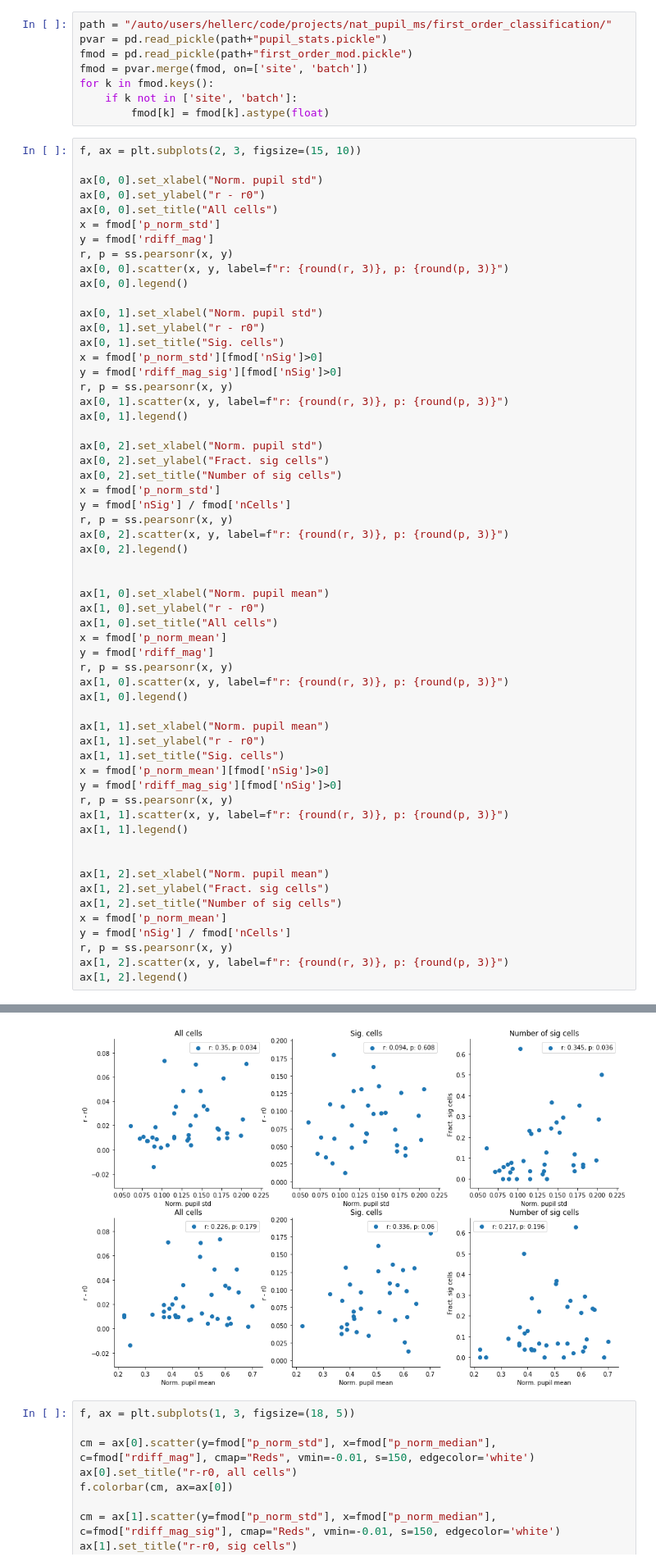
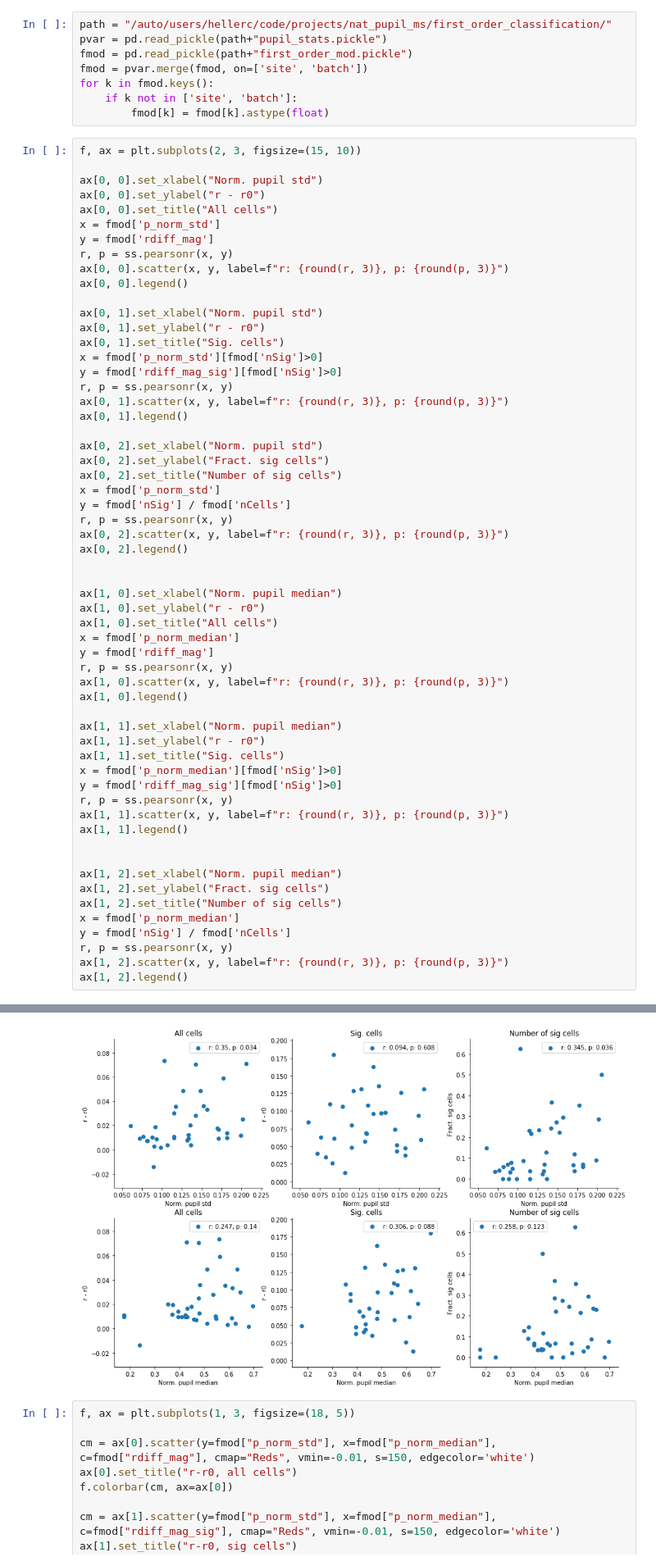
Before and after one commit to crheller/nat_pup_ms, a Jupyter notebook: first_order_classification/sortby_first_order.ipynb, the cells around one changed output, grey strips where cells are left out. Shown: that part at 82% size. Saved outputs shown, nothing was run; the diff lists cells and outputs as text.

Commit message:
sorting results based on pupil stats / first order pupil mod

```diff
--- a/first_order_classification/sortby_first_order.ipynb
+++ b/first_order_classification/sortby_first_order.ipynb
@@ -61,40 +61,40 @@ ax[0, 2].set_title("Number of sig cells")
 x = fmod['p_norm_std']
 y = fmod['nSig'] / fmod['nCells']
 r, p = ss.pearsonr(x, y)
 ax[0, 2].scatter(x, y, label=f"r: {round(r, 3)}, p: {round(p, 3)}")
 ax[0, 2].legend()
 
 
-ax[1, 0].set_xlabel("Norm. pupil mean")
+ax[1, 0].set_xlabel("Norm. pupil median")
 ax[1, 0].set_ylabel("r - r0")
 ax[1, 0].set_title("All cells")
-x = fmod['p_norm_mean']
+x = fmod['p_norm_median']
 y = fmod['rdiff_mag']
 r, p = ss.pearsonr(x, y)
 ax[1, 0].scatter(x, y, label=f"r: {round(r, 3)}, p: {round(p, 3)}")
 ax[1, 0].legend()
 
-ax[1, 1].set_xlabel("Norm. pupil mean")
+ax[1, 1].set_xlabel("Norm. pupil median")
 ax[1, 1].set_ylabel("r - r0")
 ax[1, 1].set_title("Sig. cells")
-x = fmod['p_norm_mean'][fmod['nSig']>0]
+x = fmod['p_norm_median'][fmod['nSig']>0]
 y = fmod['rdiff_mag_sig'][fmod['nSig']>0]
 r, p = ss.pearsonr(x, y)
 ax[1, 1].scatter(x, y, label=f"r: {round(r, 3)}, p: {round(p, 3)}")
 ax[1, 1].legend()
 
 
-ax[1, 2].set_xlabel("Norm. pupil mean")
+ax[1, 2].set_xlabel("Norm. pupil median")
 ax[1, 2].set_ylabel("Fract. sig cells")
 ax[1, 2].set_title("Number of sig cells")
-x = fmod['p_norm_mean']
+x = fmod['p_norm_median']
 y = fmod['nSig'] / fmod['nCells']
 r, p = ss.pearsonr(x, y)
 ax[1, 2].scatter(x, y, label=f"r: {round(r, 3)}, p: {round(p, 3)}")
 ax[1, 2].legend()
 # %% [output]
 <matplotlib.legend.Legend at 0x...>
-[figure, old version]
+[figure, new version]
 # %%
 f, ax = plt.subplots(1, 3, figsize=(18, 5))
 
```
Also changed, not shown: parts of 8 cells of this notebook, 1 other file.
